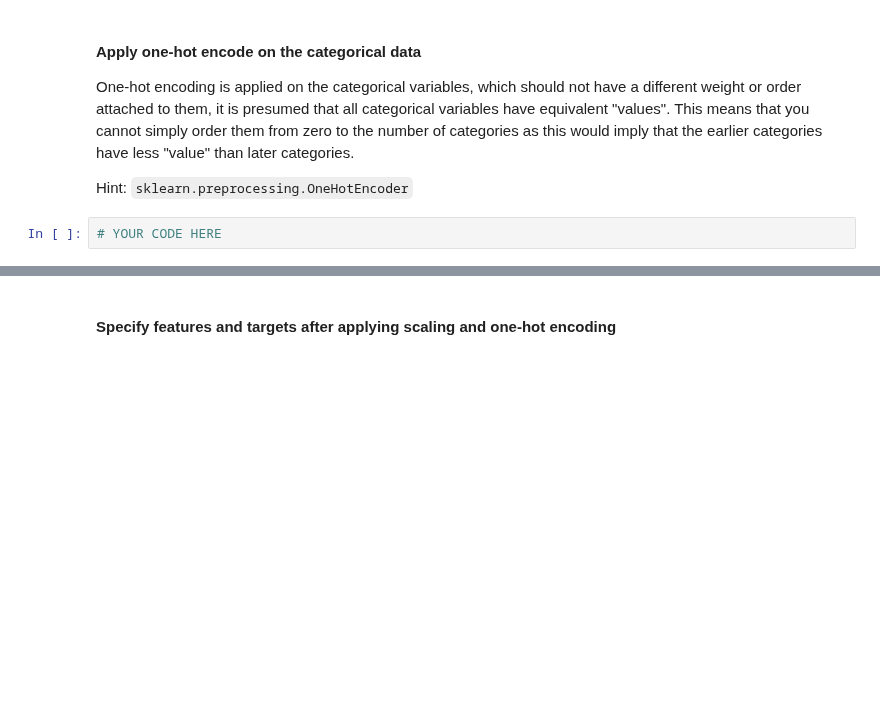
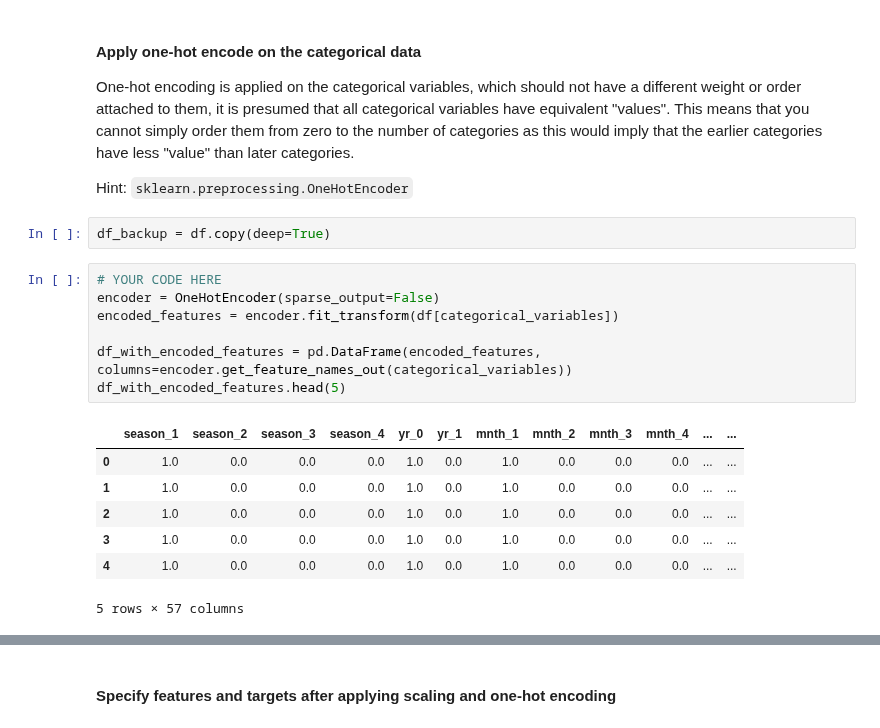
Before and after one commit to rajiv-ranjan/cds-mini-projects, a Jupyter notebook: m2/mini-project-1/M2_NB_MiniProject_1_LinearRegression_Regularization.ipynb, the cells around one changed output, grey strips where cells are left out. Drawn from its saved outputs; the diff is of its cells as text; blank space fills up the shorter version.

```diff
--- a/m2/mini-project-1/M2_NB_MiniProject_1_LinearRegression_Regularization.ipynb
+++ b/m2/mini-project-1/M2_NB_MiniProject_1_LinearRegression_Regularization.ipynb
@@ -536,5 +594,20 @@ Hint: `MinMaxScaler` or `StandardScaler`
 One-hot encoding is applied on the categorical variables, which should not have a different weight or order attached to them, it is presumed that all categorical variables have equivalent "values". This means that you cannot simply order them from zero to the number of categories as this would imply that the earlier categories have less "value" than later categories.
 
 Hint: `sklearn.preprocessing.OneHotEncoder`
+# %%
+df_backup = df.copy(deep=True)
 # %%
 # YOUR CODE HERE
+encoder = OneHotEncoder(sparse_output=False)
+encoded_features = encoder.fit_transform(df[categorical_variables])
+
+df_with_encoded_features = pd.DataFrame(encoded_features, columns=encoder.get_feature_names_out(categorical_variables))
+df_with_encoded_features.head(5)
+# %% [output]
+|  | season_1 | season_2 | season_3 | season_4 | yr_0 | yr_1 | mnth_1 | mnth_2 | mnth_3 | mnth_4 | ... | ... |
+| 0 | 1.0 | 0.0 | 0.0 | 0.0 | 1.0 | 0.0 | 1.0 | 0.0 | 0.0 | 0.0 | ... | ... |
+| 1 | 1.0 | 0.0 | 0.0 | 0.0 | 1.0 | 0.0 | 1.0 | 0.0 | 0.0 | 0.0 | ... | ... |
+| 2 | 1.0 | 0.0 | 0.0 | 0.0 | 1.0 | 0.0 | 1.0 | 0.0 | 0.0 | 0.0 | ... | ... |
+| 3 | 1.0 | 0.0 | 0.0 | 0.0 | 1.0 | 0.0 | 1.0 | 0.0 | 0.0 | 0.0 | ... | ... |
+| 4 | 1.0 | 0.0 | 0.0 | 0.0 | 1.0 | 0.0 | 1.0 | 0.0 | 0.0 | 0.0 | ... | ... |
+5 rows × 57 columns
```
Also changed, not shown: parts of 8 cells of this notebook, 2 other files.
